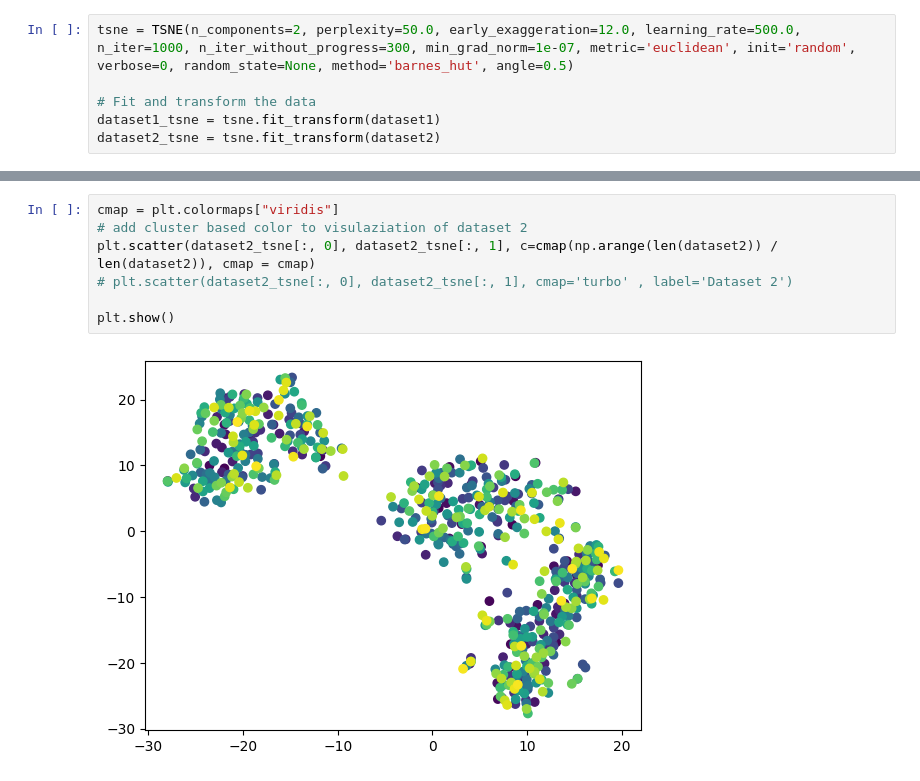
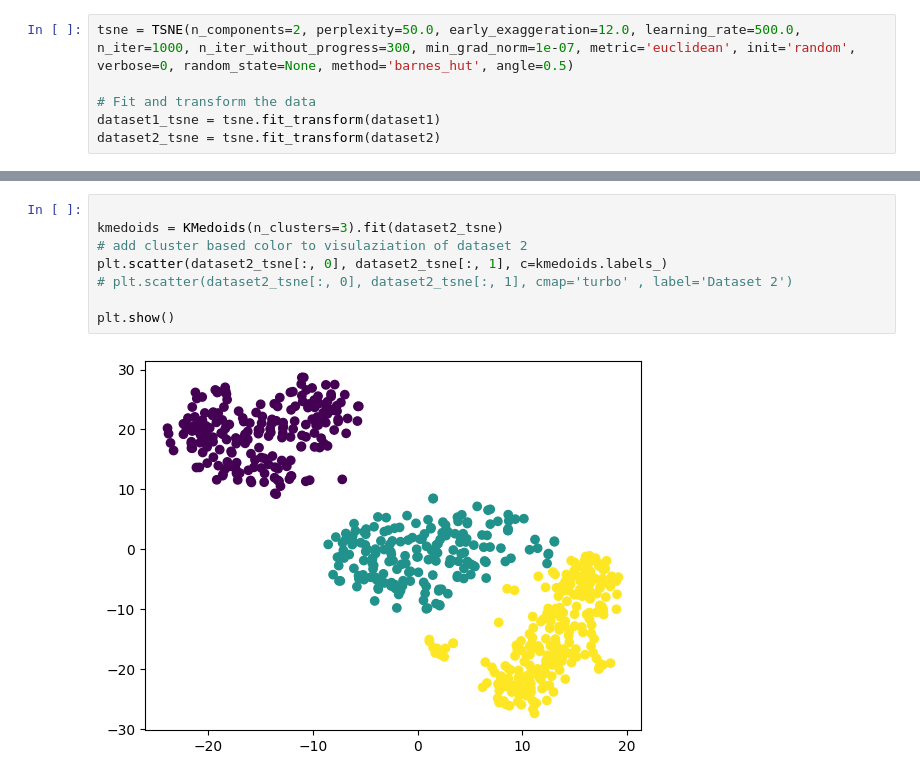
Before and after one commit to berkulutas/ml-hw2, a Jupyter notebook: Part2/tsne_experiments.ipynb, the cells around one changed output, grey strips where cells are left out. Saved outputs shown, nothing was run; the diff lists cells and outputs as text.

```diff
--- a/Part2/tsne_experiments.ipynb
+++ b/Part2/tsne_experiments.ipynb
@@ -25,9 +62,10 @@ plt.scatter(dataset1_tsne[:, 0], dataset1_tsne[:, 1], c='r', label='Dataset 1')
 # %%
-cmap = plt.colormaps["viridis"]
+
+kmedoids = KMedoids(n_clusters=3).fit(dataset2_tsne)
 # add cluster based color to visulaziation of dataset 2
-plt.scatter(dataset2_tsne[:, 0], dataset2_tsne[:, 1], c=cmap(np.arange(len(dataset2)) / len(dataset2)), cmap = cmap)
+plt.scatter(dataset2_tsne[:, 0], dataset2_tsne[:, 1], c=kmedoids.labels_)
 # plt.scatter(dataset2_tsne[:, 0], dataset2_tsne[:, 1], cmap='turbo' , label='Dataset 2')
 
 plt.show()
 # %% [output]
-[figure, old version]
+[figure, new version]
```
Also changed, not shown: parts of 3 cells of this notebook, 2 other files.
